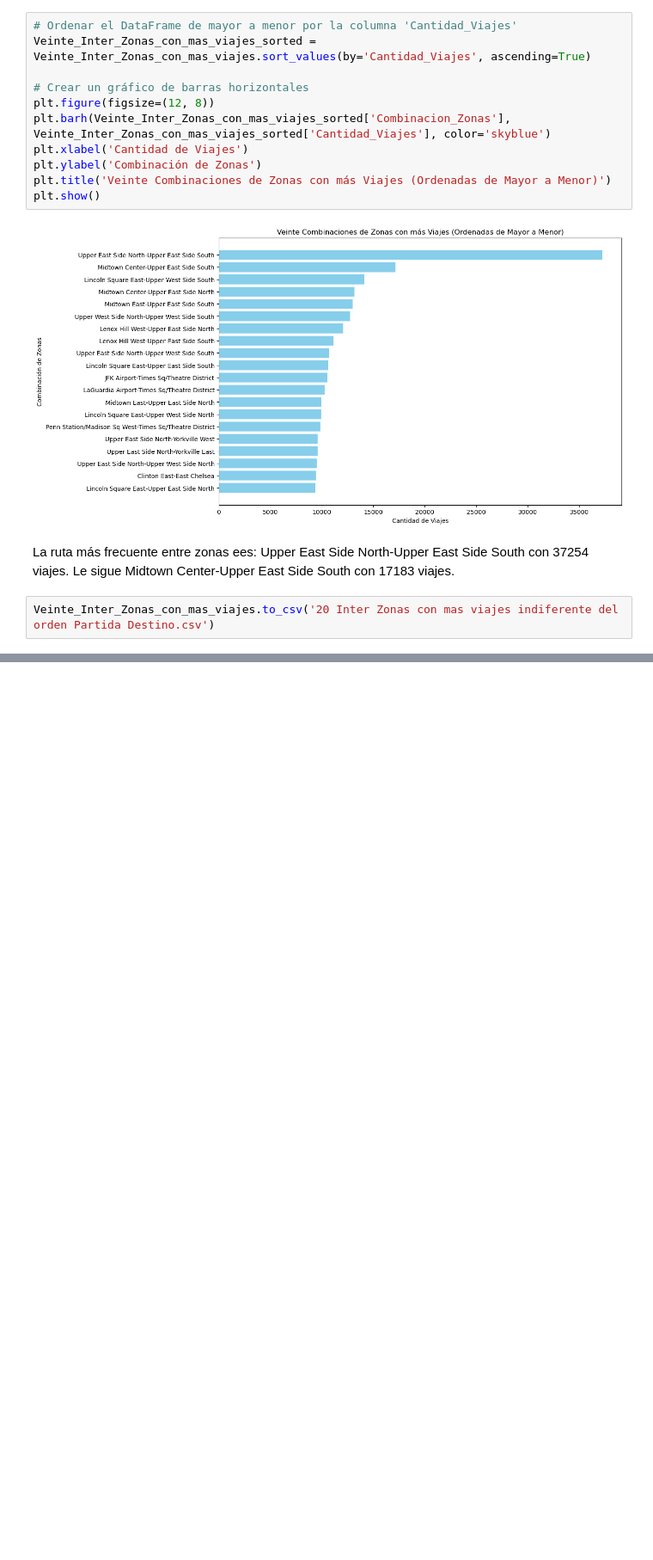
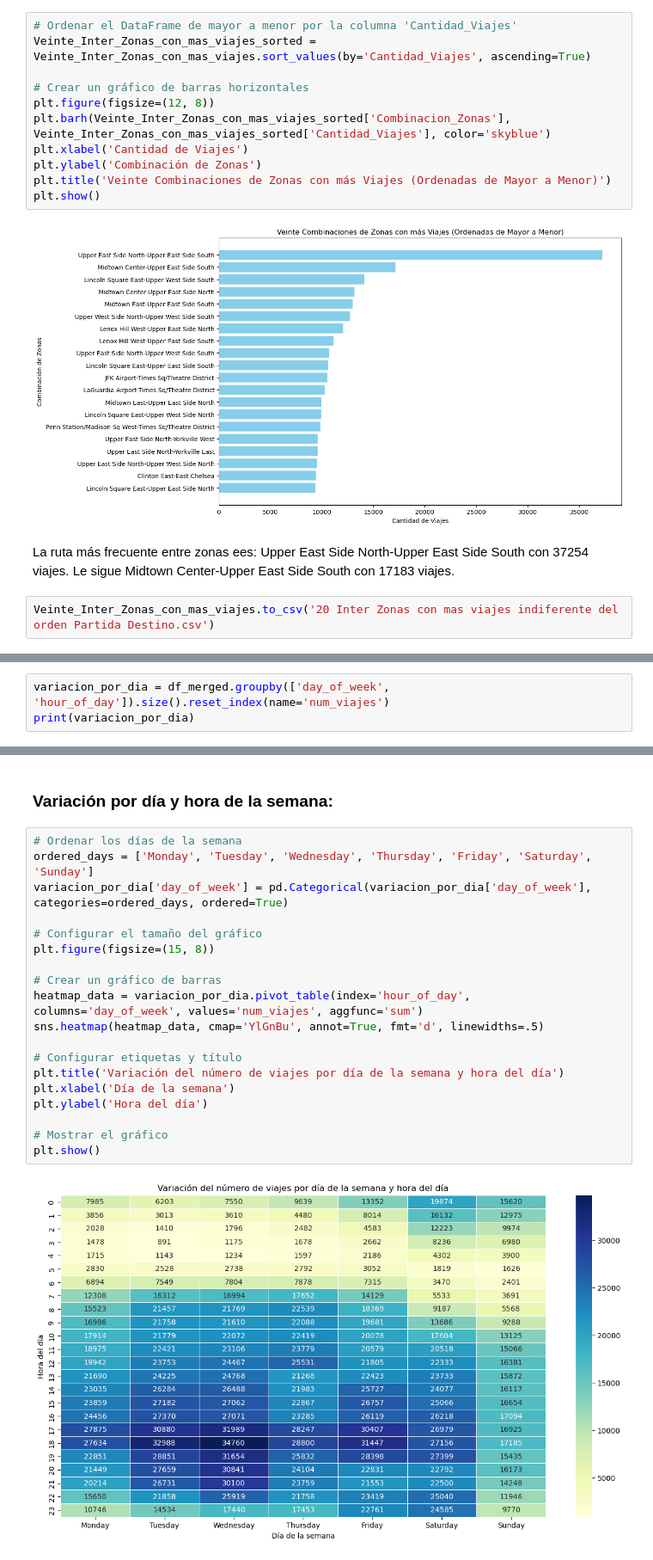
Before and after one commit to rominaEsc/New_York_City_Greenhouse_Gas_Emissions_Analysis, a Jupyter notebook: Metricas.ipynb, the cells around one changed output, grey strips where cells are left out. Shown: that part at 86% size. Cells and saved outputs as stored; diff of their text form; blank space fills up the shorter version.

```diff
--- a/Metricas.ipynb
+++ b/Metricas.ipynb
@@ -416,0 +503,3 @@ Veinte_Inter_Zonas_con_mas_viajes.to_csv('20 Inter Zonas con mas viajes indifere
+# %%
+variacion_por_dia = df_merged.groupby(['day_of_week', 'hour_of_day']).size().reset_index(name='num_viajes')
+print(variacion_por_dia)
@@ -416,0 +521,23 @@ Veinte_Inter_Zonas_con_mas_viajes.to_csv('20 Inter Zonas con mas viajes indifere
+# %% [markdown]
+### Variación por día y hora de la semana:
+# %%
+# Ordenar los días de la semana
+ordered_days = ['Monday', 'Tuesday', 'Wednesday', 'Thursday', 'Friday', 'Saturday', 'Sunday']
+variacion_por_dia['day_of_week'] = pd.Categorical(variacion_por_dia['day_of_week'], categories=ordered_days, ordered=True)
+
+# Configurar el tamaño del gráfico
+plt.figure(figsize=(15, 8))
+
+# Crear un gráfico de barras
+heatmap_data = variacion_por_dia.pivot_table(index='hour_of_day', columns='day_of_week', values='num_viajes', aggfunc='sum')
+sns.heatmap(heatmap_data, cmap='YlGnBu', annot=True, fmt='d', linewidths=.5)
+
+# Configurar etiquetas y título
+plt.title('Variación del número de viajes por día de la semana y hora del día')
+plt.xlabel('Día de la semana')
+plt.ylabel('Hora del día')
+
+# Mostrar el gráfico
+plt.show()
+# %% [output]
+[figure, added]
```
Also changed, not shown: parts of 13 cells of this notebook.
